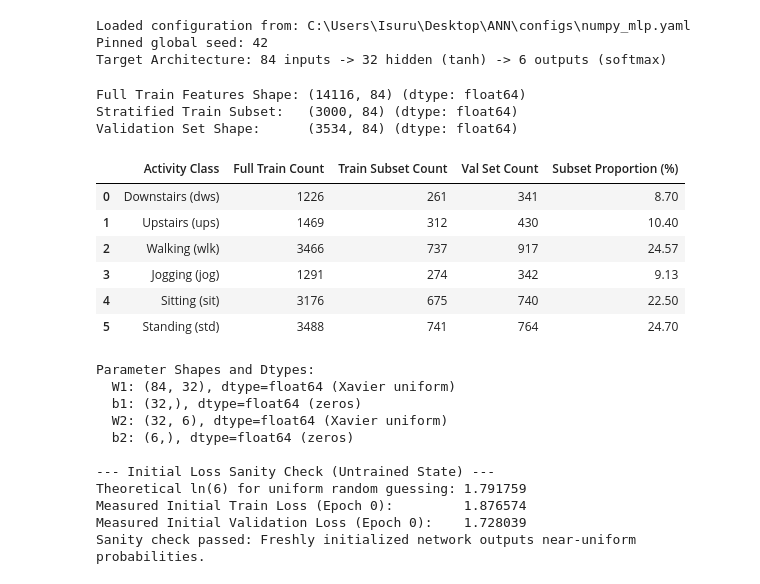
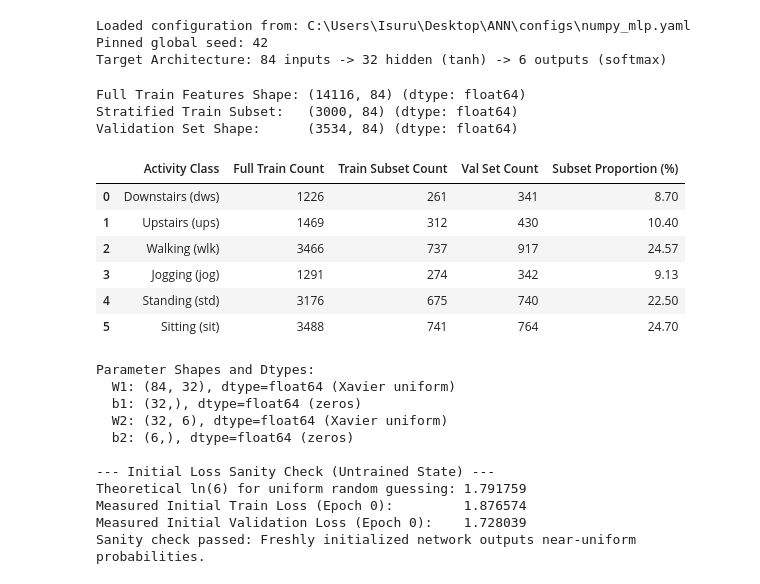
Before and after one commit to isuruamarasingheu/motionsense-har-unseen-subjects, a Jupyter notebook: notebooks/02_numpy_mlp.ipynb, the cells around one changed output. Drawn from its saved outputs; the diff is of its cells as text; code cells hidden in the pictures.

```diff
--- a/notebooks/02_numpy_mlp.ipynb
+++ b/notebooks/02_numpy_mlp.ipynb
@@ -141,14 +141,14 @@ y_train_full = np.load(CACHE_DIR / "y_train.npy")
 X_val = np.load(CACHE_DIR / "X_val_feat_scaled.npy")
 y_val = np.load(CACHE_DIR / "y_val.npy")
 
-# Activity class label names from MotionSense protocol: dws, ups, wlk, jog, sit, std
+# Activity class label names (order from configs/data.yaml): dws, ups, wlk, jog, std, sit
 ACTIVITY_LABELS = {
     0: "Downstairs (dws)",
     1: "Upstairs (ups)",
     2: "Walking (wlk)",
     3: "Jogging (jog)",
-    4: "Sitting (sit)",
-    5: "Standing (std)",
+    4: "Standing (std)",
+    5: "Sitting (sit)",
 }
 
 # Rule 4 & Task T2 Specification:
@@ -162,35 +162,35 @@ if len(y_train_full) > TRAIN_SUBSET_SIZE:
         train_size=TRAIN_SUBSET_SIZE,
         stratify=y_train_full,
         random_state=SEED,
     )
 else:
     X_train_sub, y_train_sub = X_train_full, y_train_full
 
 # Display split statistics
 print(f"Full Train Features Shape: {X_train_full.shape} (dtype: {X_train_full.dtype})")
 print(f"Stratified Train Subset:   {X_train_sub.shape} (dtype: {X_train_sub.dtype})")
 print(f"Validation Set Shape:      {X_val.shape} (dtype: {X_val.dtype})")
 
 # Tabulate class distributions
 dist_df = pd.DataFrame({
     "Activity Class": [ACTIVITY_LABELS[i] for i in range(6)],
     "Full Train Count": np.bincount(y_train_full, minlength=6),
     "Train Subset Count": np.bincount(y_train_sub, minlength=6),
     "Val Set Count": np.bincount(y_val, minlength=6),
 })
 dist_df["Subset Proportion (%)"] = (dist_df["Train Subset Count"] / len(y_train_sub) * 100).round(2)
 display(dist_df)
 # %% [output]
 Full Train Features Shape: (14116, 84) (dtype: float64)
 Stratified Train Subset:   (3000, 84) (dtype: float64)
 Validation Set Shape:      (3534, 84) (dtype: float64)
 |  | Activity Class | Full Train Count | Train Subset Count | Val Set Count | Subset Proportion (%) |
 | 0 | Downstairs (dws) | 1226 | 261 | 341 | 8.70 |
 | 1 | Upstairs (ups) | 1469 | 312 | 430 | 10.40 |
 | 2 | Walking (wlk) | 3466 | 737 | 917 | 24.57 |
 | 3 | Jogging (jog) | 1291 | 274 | 342 | 9.13 |
-| 4 | Sitting (sit) | 3176 | 675 | 740 | 22.50 |
-| 5 | Standing (std) | 3488 | 741 | 764 | 24.70 |
+| 4 | Standing (std) | 3176 | 675 | 740 | 22.50 |
+| 5 | Sitting (sit) | 3488 | 741 | 764 | 24.70 |
 # %%
 # Instantiate NumpyMLP from scratch with float64 precision
 model = NumpyMLP(
```
Also changed, not shown: parts of 1 cell of this notebook, 1 other file.
